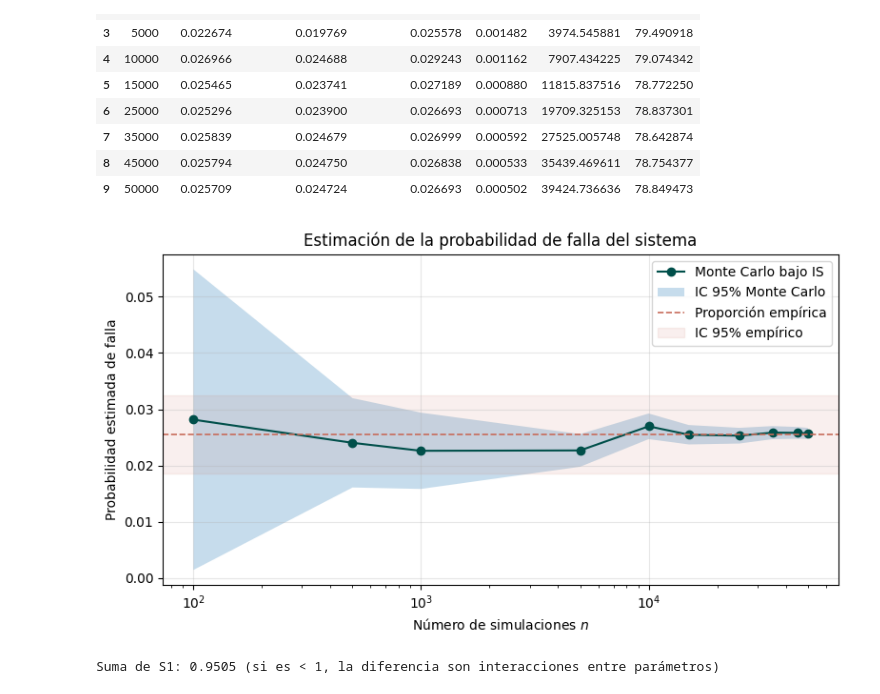
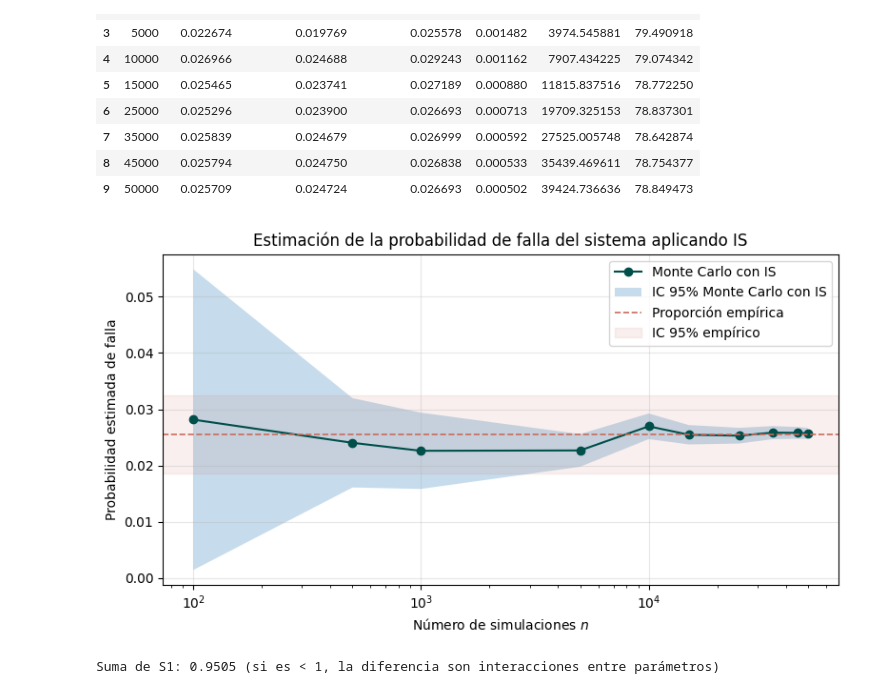
Before and after one commit to ProfeAgudelo/Modelaci-n_Estocastica, a Jupyter notebook: Problema_1_Confiabilidad_de_sistema_multicomponente_con_Cópula_Gaussiana.ipynb, the cells around one changed output. Saved outputs shown, nothing was run; the diff lists cells and outputs as text; code cells hidden in the pictures.

Commit message:
Avance #4: Muestreo por importancia y validación del Monte Carlo

```diff
--- a/Problema_1_Confiabilidad_de_sistema_multicomponente_con_Cópula_Gaussiana.ipynb
+++ b/Problema_1_Confiabilidad_de_sistema_multicomponente_con_Cópula_Gaussiana.ipynb
@@ -581,25 +581,25 @@ resultados_IS
 # %%
 fig, ax = plt.subplots(figsize=(8, 4.5))
 
-ax.plot(resultados_IS["n"], resultados_IS["prop_sis_IS"], marker="o", label="Monte Carlo bajo IS",color= colores['principal'])
+ax.plot(resultados_IS["n"], resultados_IS["prop_sis_IS"], marker="o", label="Monte Carlo con IS",color= colores['principal'])
 ax.fill_between(resultados_IS["n"], resultados_IS["IC_prop_sis_IS_neg"], resultados_IS["IC_prop_sis_IS_pos"],
-                alpha=0.25, label="IC 95% Monte Carlo")
+                alpha=0.25, label="IC 95% Monte Carlo con IS")
 
 # Referencia empírica
 ax.axhline(prop_data, color=colores['terracota'], ls="--", lw=1.2, label="Proporción empírica")
 ax.axhspan(IC_prop_data_neg, IC_prop_data_pos, color=colores['terracota'], alpha=0.10,
            label="IC 95% empírico")
 
 ax.set_xscale("log")
 ax.set_xlabel("Número de simulaciones $n$")
 ax.set_ylabel("Probabilidad estimada de falla")
-ax.set_title("Estimación de la probabilidad de falla del sistema")
+ax.set_title("Estimación de la probabilidad de falla del sistema aplicando IS")
 ax.legend()
 ax.grid(alpha=0.3)
 plt.tight_layout()
 plt.show()
 # %% [output]
-[figure, old version]
+[figure, new version]
 # %%
 # 1. Generamos una sola muestra base de aleatorios (Common Random Numbers)
 #    para que la evaluación de p_sis sea determinista y sin ruido extra
```
